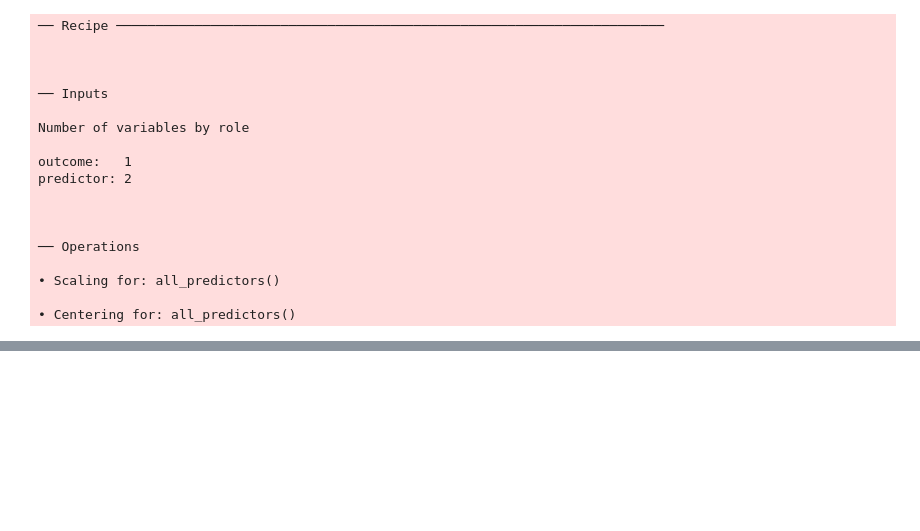
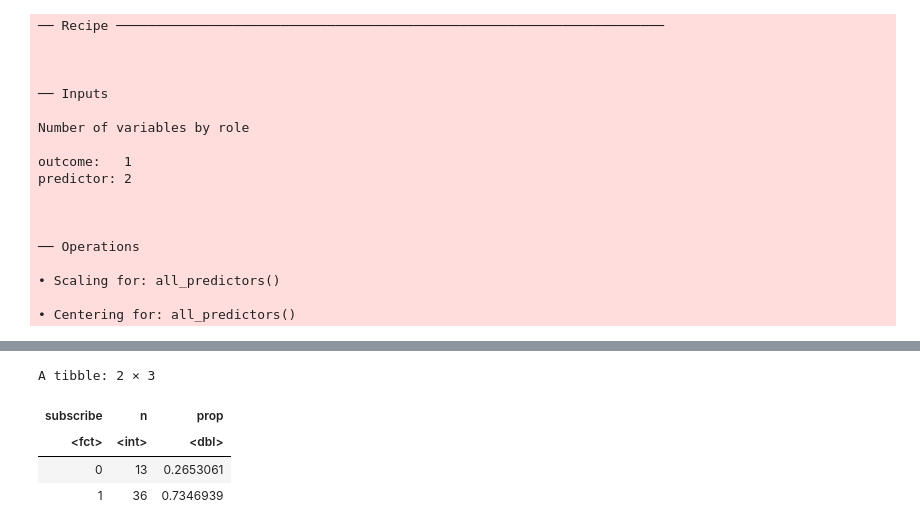
Before and after one commit to kristyluna2006/DSCI-Group-Project-, a Jupyter notebook: Group Project.ipynb, the cells around one changed output, grey strips where cells are left out. Drawn from its saved outputs; the diff is of its cells as text; code cells hidden in the pictures; blank space fills up the shorter version.

```diff
--- a/Group Project.ipynb
+++ b/Group Project.ipynb
@@ -427,0 +363,10 @@ Prediction  1  0
+# %%
+players_test |>
+  count(subscribe) |>
+  mutate(prop = n /sum(n))
+# %% [output]
+A tibble: 2 × 3
+| subscribe | n | prop |
+| <fct> | <int> | <dbl> |
+| 0 | 13 | 0.2653061 |
+| 1 | 36 | 0.7346939 |
```
Also changed, not shown: parts of 8 cells of this notebook.
